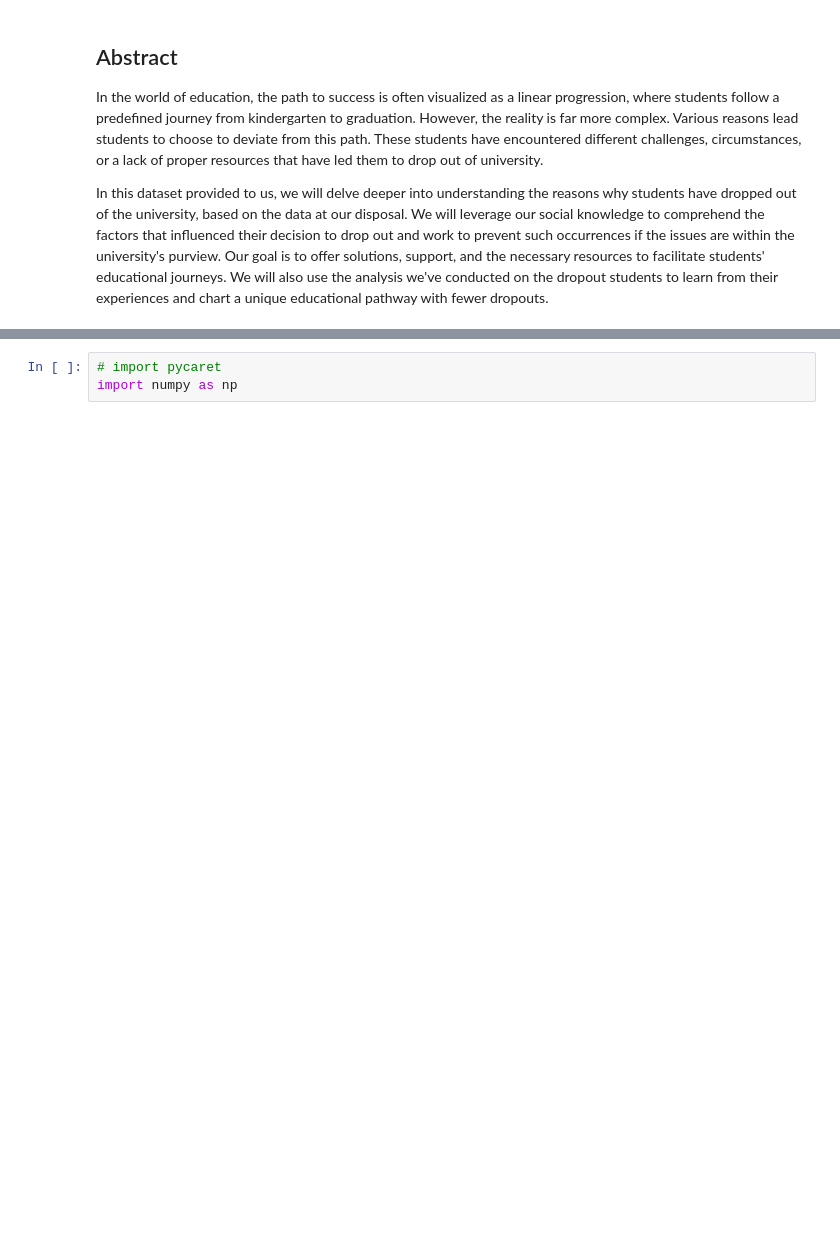
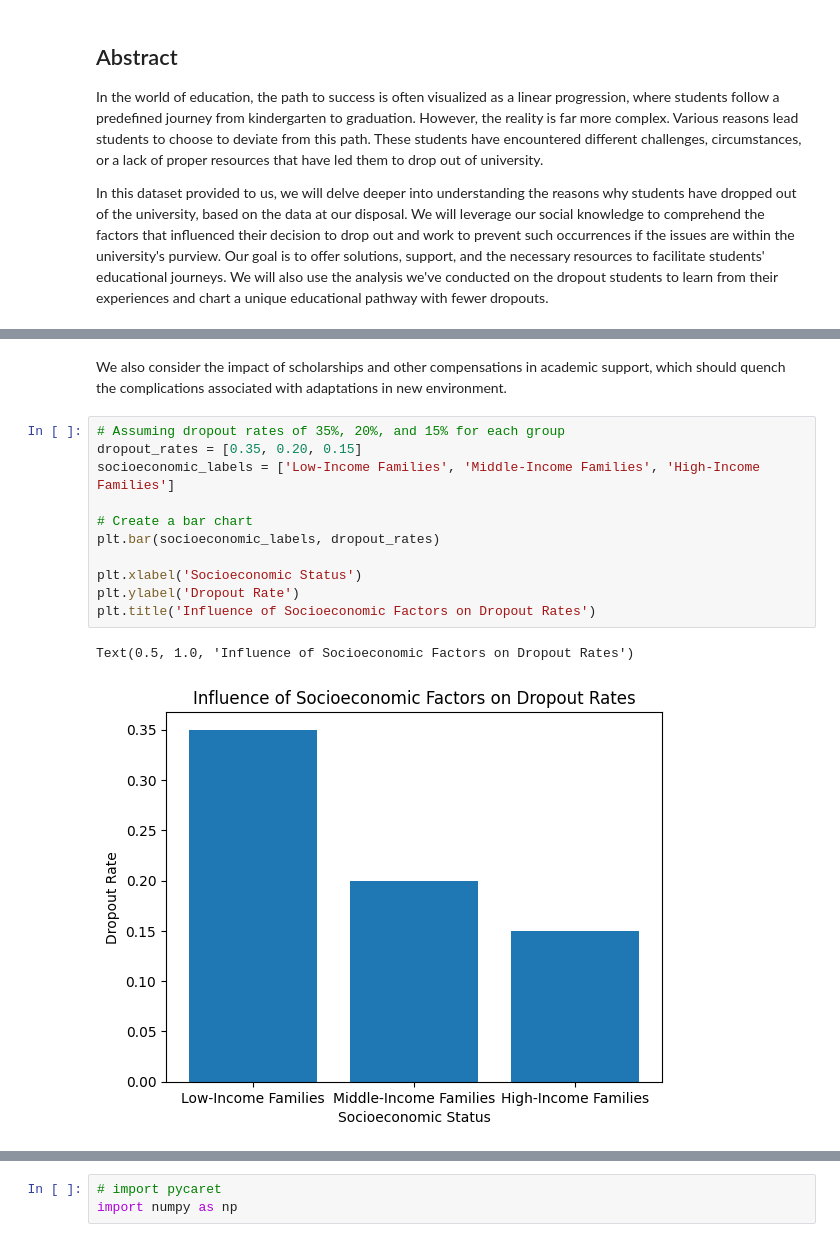
Before and after one commit to atdiausx2/albudurarrtu, a Jupyter notebook: report_AzadhdhinNedalYunisAlFraijat.ipynb, the cells around one changed output, grey strips where cells are left out. Drawn from its saved outputs; the diff is of its cells as text; blank space fills up the shorter version.

```diff
--- a/report_AzadhdhinNedalYunisAlFraijat.ipynb
+++ b/report_AzadhdhinNedalYunisAlFraijat.ipynb
@@ -46,0 +227,16 @@ In this dataset provided to us, we will delve deeper into understanding the reas
+# %% [markdown]
+We also consider the impact of scholarships and other compensations in academic support, which should quench the complications associated with adaptations in new environment.
+# %%
+# Assuming dropout rates of 35%, 20%, and 15% for each group
+dropout_rates = [0.35, 0.20, 0.15]
+socioeconomic_labels = ['Low-Income Families', 'Middle-Income Families', 'High-Income Families']
+
+# Create a bar chart
+plt.bar(socioeconomic_labels, dropout_rates)
+
+plt.xlabel('Socioeconomic Status')
+plt.ylabel('Dropout Rate')
+plt.title('Influence of Socioeconomic Factors on Dropout Rates')
+# %% [output]
+Text(0.5, 1.0, 'Influence of Socioeconomic Factors on Dropout Rates')
+[figure, added]
```
Also changed, not shown: parts of 52 cells of this notebook, 38 other files.
